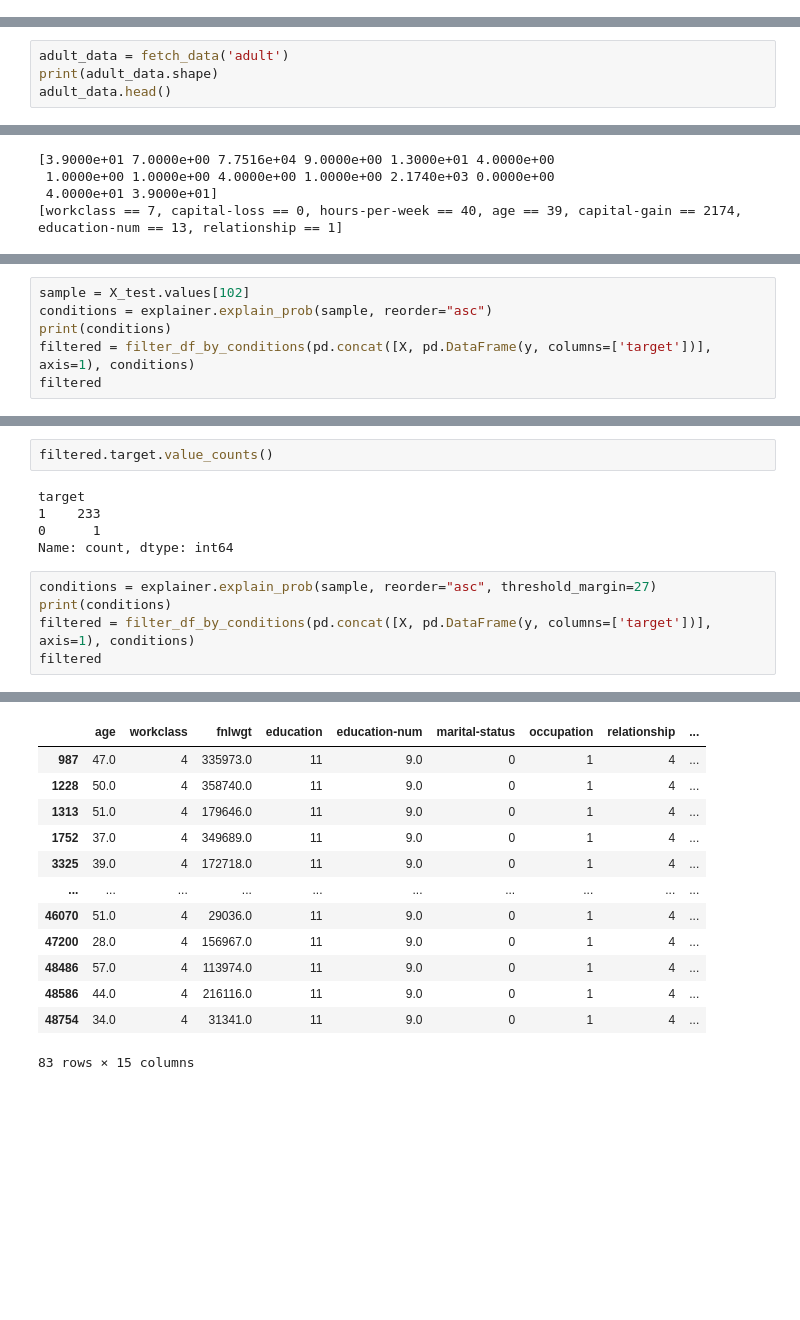
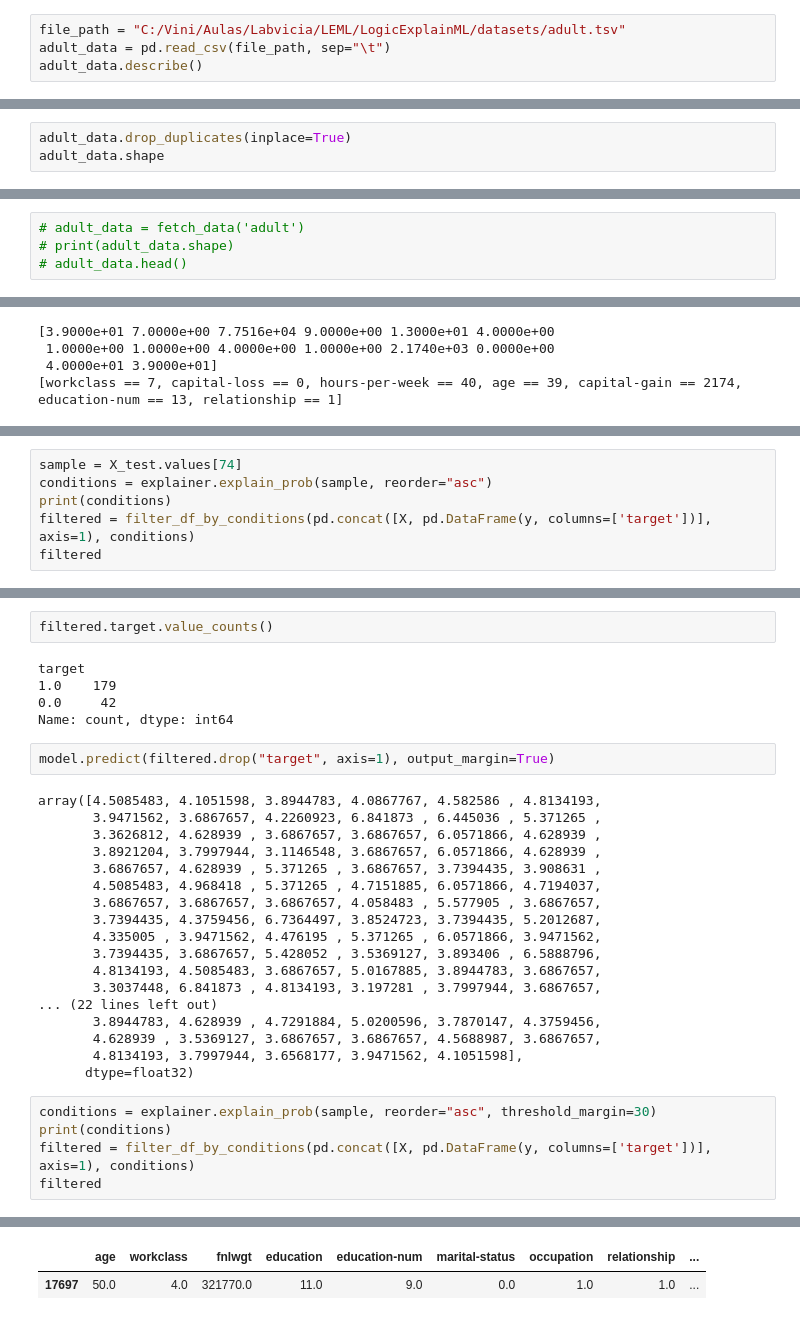
Before and after one commit to LogicExplainML-LEML/LogicExplainML, a Jupyter notebook: notebooks/colab notebooks/z3_xai_probability.ipynb, the cells around one changed output, grey strips where cells are left out. Drawn from its saved outputs; the diff is of its cells as text; blank space fills up the shorter version.

```diff
--- a/notebooks/colab notebooks/z3_xai_probability.ipynb
+++ b/notebooks/colab notebooks/z3_xai_probability.ipynb
@@ -493,3 +493,7 @@ filtered
 | 51 | 6.4 | 3.2 | 4.5 | 1.5 | 1 |
 # %% [markdown]
 ## adult dataset
+# %%
+file_path = "C:/Vini/Aulas/Labvicia/LEML/LogicExplainML/datasets/adult.tsv"
+adult_data = pd.read_csv(file_path, sep="\t")
+adult_data.describe()
@@ -495,0 +514,3 @@ filtered
+# %%
+adult_data.drop_duplicates(inplace=True)
+adult_data.shape
@@ -496,4 +519,4 @@ filtered
 # %%
-adult_data = fetch_data('adult')
-print(adult_data.shape)
-adult_data.head()
+# adult_data = fetch_data('adult')
+# print(adult_data.shape)
+# adult_data.head()
@@ -560,5 +582,5 @@ KeyboardInterrupt:
 # %%
-sample = X_test.values[102]
+sample = X_test.values[74]
 conditions = explainer.explain_prob(sample, reorder="asc")
 print(conditions)
 filtered = filter_df_by_conditions(pd.concat([X, pd.DataFrame(y, columns=['target'])], axis=1), conditions)
@@ -582,11 +604,31 @@ filtered
 filtered.target.value_counts()
 # %% [output]
 target
-1    233
-0      1
+1.0    179
+0.0     42
 Name: count, dtype: int64
+# %%
+model.predict(filtered.drop("target", axis=1), output_margin=True)
+# %% [output]
+array([4.5085483, 4.1051598, 3.8944783, 4.0867767, 4.582586 , 4.8134193,
+       3.9471562, 3.6867657, 4.2260923, 6.841873 , 6.445036 , 5.371265 ,
+       3.3626812, 4.628939 , 3.6867657, 3.6867657, 6.0571866, 4.628939 ,
+       3.8921204, 3.7997944, 3.1146548, 3.6867657, 6.0571866, 4.628939 ,
+       3.6867657, 4.628939 , 5.371265 , 3.6867657, 3.7394435, 3.908631 ,
+       4.5085483, 4.968418 , 5.371265 , 4.7151885, 6.0571866, 4.7194037,
+       3.6867657, 3.6867657, 3.6867657, 4.058483 , 5.577905 , 3.6867657,
+       3.7394435, 4.3759456, 6.7364497, 3.8524723, 3.7394435, 5.2012687,
+       4.335005 , 3.9471562, 4.476195 , 5.371265 , 6.0571866, 3.9471562,
+       3.7394435, 3.6867657, 5.428052 , 3.5369127, 3.893406 , 6.5888796,
+       4.8134193, 4.5085483, 3.6867657, 5.0167885, 3.8944783, 3.6867657,
+       3.3037448, 6.841873 , 4.8134193, 3.197281 , 3.7997944, 3.6867657,
+... (22 lines left out)
+       3.8944783, 4.628939 , 4.7291884, 5.0200596, 3.7870147, 4.3759456,
+       4.628939 , 3.5369127, 3.6867657, 3.6867657, 4.5688987, 3.6867657,
+       4.8134193, 3.7997944, 3.6568177, 3.9471562, 4.1051598],
+      dtype=float32)
 # %%
-conditions = explainer.explain_prob(sample, reorder="asc", threshold_margin=27)
+conditions = explainer.explain_prob(sample, reorder="asc", threshold_margin=30)
 print(conditions)
 filtered = filter_df_by_conditions(pd.concat([X, pd.DataFrame(y, columns=['target'])], axis=1), conditions)
 filtered
@@ -595,16 +637,5 @@ filtered
 |  | age | workclass | fnlwgt | education | education-num | marital-status | occupation | relationship | ... |
-| 987 | 47.0 | 4 | 335973.0 | 11 | 9.0 | 0 | 1 | 4 | ... |
-| 1228 | 50.0 | 4 | 358740.0 | 11 | 9.0 | 0 | 1 | 4 | ... |
-| 1313 | 51.0 | 4 | 179646.0 | 11 | 9.0 | 0 | 1 | 4 | ... |
-| 1752 | 37.0 | 4 | 349689.0 | 11 | 9.0 | 0 | 1 | 4 | ... |
-| 3325 | 39.0 | 4 | 172718.0 | 11 | 9.0 | 0 | 1 | 4 | ... |
-| ... | ... | ... | ... | ... | ... | ... | ... | ... | ... |
-| 46070 | 51.0 | 4 | 29036.0 | 11 | 9.0 | 0 | 1 | 4 | ... |
-| 47200 | 28.0 | 4 | 156967.0 | 11 | 9.0 | 0 | 1 | 4 | ... |
-| 48486 | 57.0 | 4 | 113974.0 | 11 | 9.0 | 0 | 1 | 4 | ... |
-| 48586 | 44.0 | 4 | 216116.0 | 11 | 9.0 | 0 | 1 | 4 | ... |
-| 48754 | 34.0 | 4 | 31341.0 | 11 | 9.0 | 0 | 1 | 4 | ... |
+| 17697 | 50.0 | 4.0 | 321770.0 | 11.0 | 9.0 | 0.0 | 1.0 | 1.0 | ... |
-83 rows × 15 columns
 # %%
 filtered.target.value_counts()
 # %% [output]
```
Also changed, not shown: parts of 11 cells of this notebook, 1 other file.
